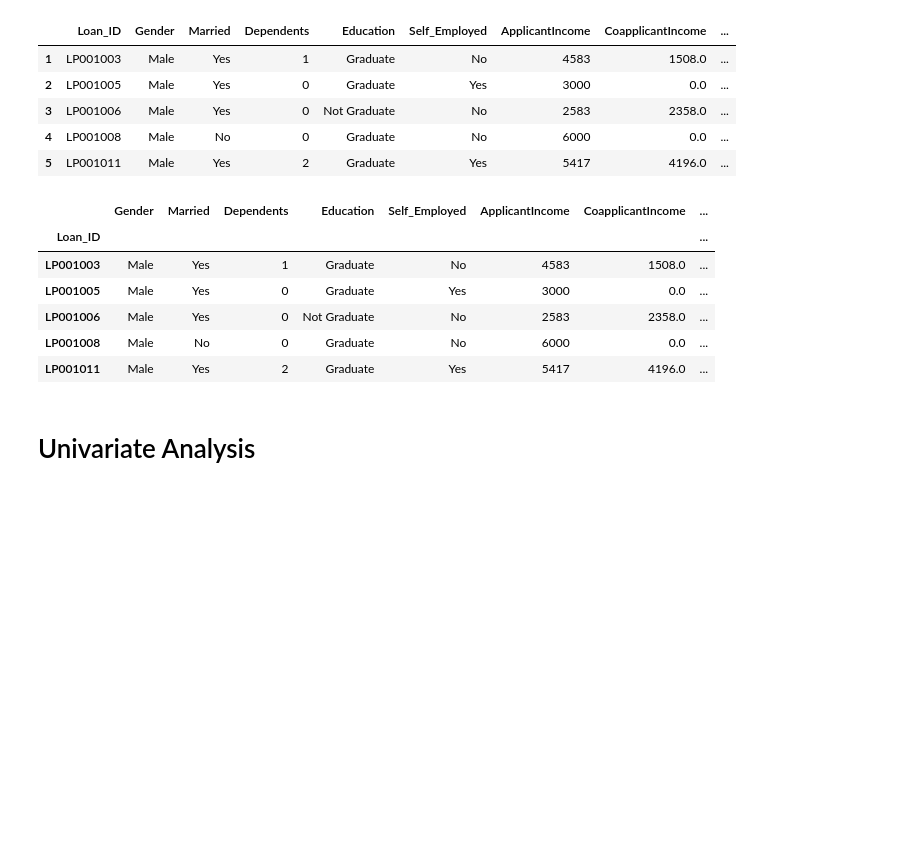
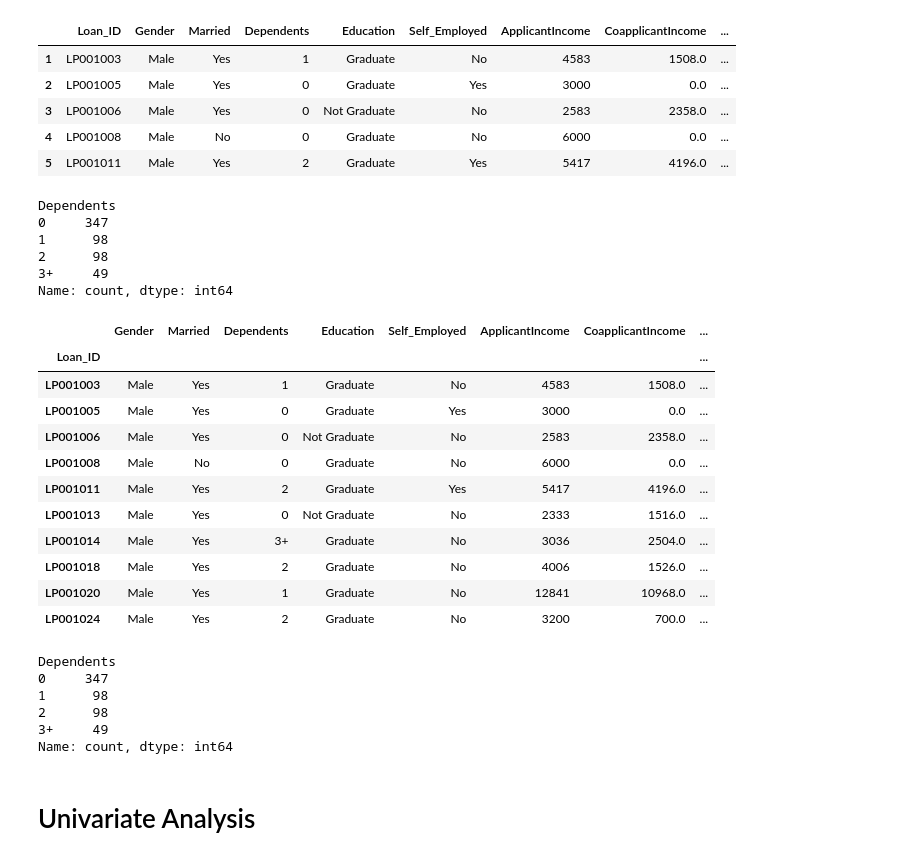
Before and after one commit to Osisami00/AI_Engr, a Jupyter notebook: My_Task/week_12/task25.ipynb, the cells around one changed output. Saved outputs shown, nothing was run; the diff lists cells and outputs as text; code cells hidden in the pictures; blank space fills up the shorter version.

```diff
--- a/My_Task/week_12/task25.ipynb
+++ b/My_Task/week_12/task25.ipynb
@@ -370,19 +378,44 @@ df.head()
 | 3 | LP001006 | Male | Yes | 0 | Not Graduate | No | 2583 | 2358.0 | ... |
 | 4 | LP001008 | Male | No | 0 | Graduate | No | 6000 | 0.0 | ... |
 | 5 | LP001011 | Male | Yes | 2 | Graduate | Yes | 5417 | 4196.0 | ... |
+# %%
+
+df["Dependents"] = df["Dependents"].replace({0: "0", 1:"2", 2:"1", 4:"+3"})
+df["Dependents"].value_counts()
+# %% [output]
+Dependents
+0     347
+1      98
+2      98
+3+     49
+Name: count, dtype: int64
 # %%
 # Let set loan ID as index
 df.set_index("Loan_ID", inplace=True)
 # %%
-df.head()
+df.head(10)
 # %% [output]
 |  | Gender | Married | Dependents | Education | Self_Employed | ApplicantIncome | CoapplicantIncome | ... |
 | Loan_ID |  |  |  |  |  |  |  | ... |
 | LP001003 | Male | Yes | 1 | Graduate | No | 4583 | 1508.0 | ... |
 | LP001005 | Male | Yes | 0 | Graduate | Yes | 3000 | 0.0 | ... |
 | LP001006 | Male | Yes | 0 | Not Graduate | No | 2583 | 2358.0 | ... |
 | LP001008 | Male | No | 0 | Graduate | No | 6000 | 0.0 | ... |
 | LP001011 | Male | Yes | 2 | Graduate | Yes | 5417 | 4196.0 | ... |
+| LP001013 | Male | Yes | 0 | Not Graduate | No | 2333 | 1516.0 | ... |
+| LP001014 | Male | Yes | 3+ | Graduate | No | 3036 | 2504.0 | ... |
+| LP001018 | Male | Yes | 2 | Graduate | No | 4006 | 1526.0 | ... |
+| LP001020 | Male | Yes | 1 | Graduate | No | 12841 | 10968.0 | ... |
+| LP001024 | Male | Yes | 2 | Graduate | No | 3200 | 700.0 | ... |
+# %%
+df["Dependents"].value_counts()
+# %% [output]
+Dependents
+0     347
+1      98
+2      98
+3+     49
+Name: count, dtype: int64
 # %% [markdown]
 # Univariate Analysis
 # %% [markdown]
```
Also changed, not shown: parts of 13 cells of this notebook, 2 other files.
